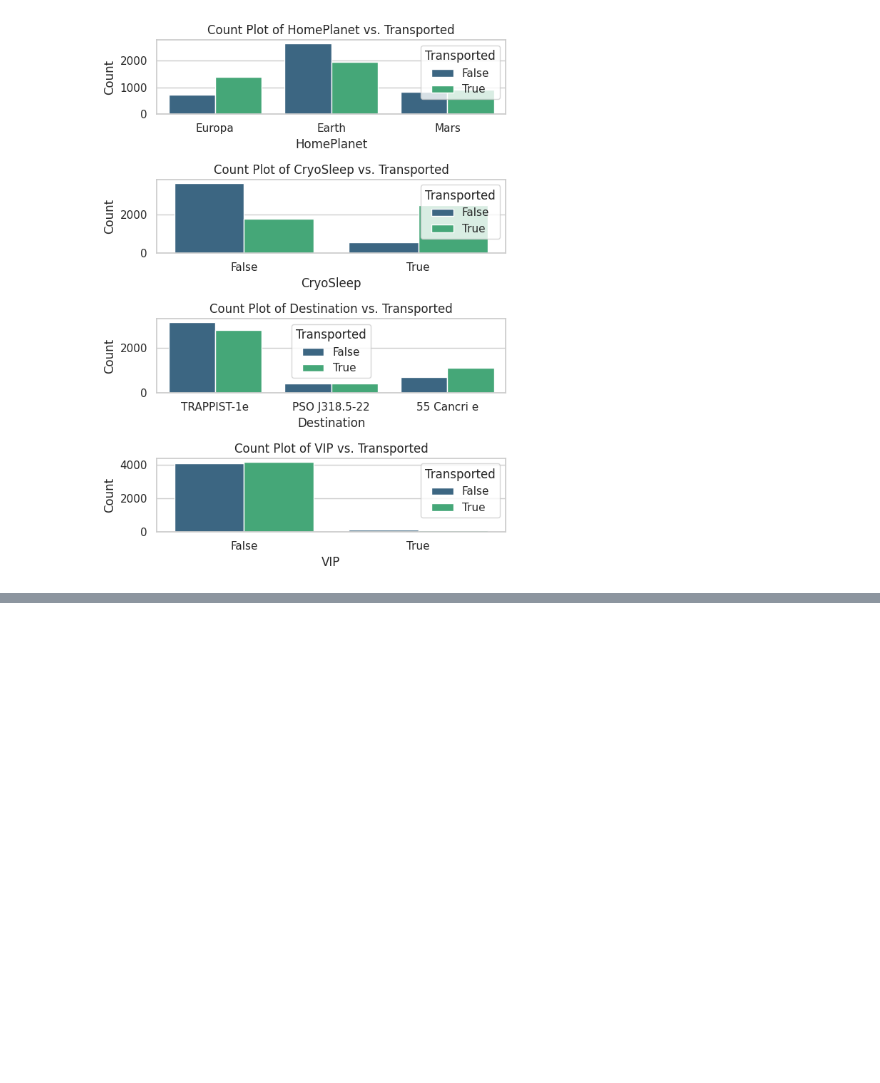
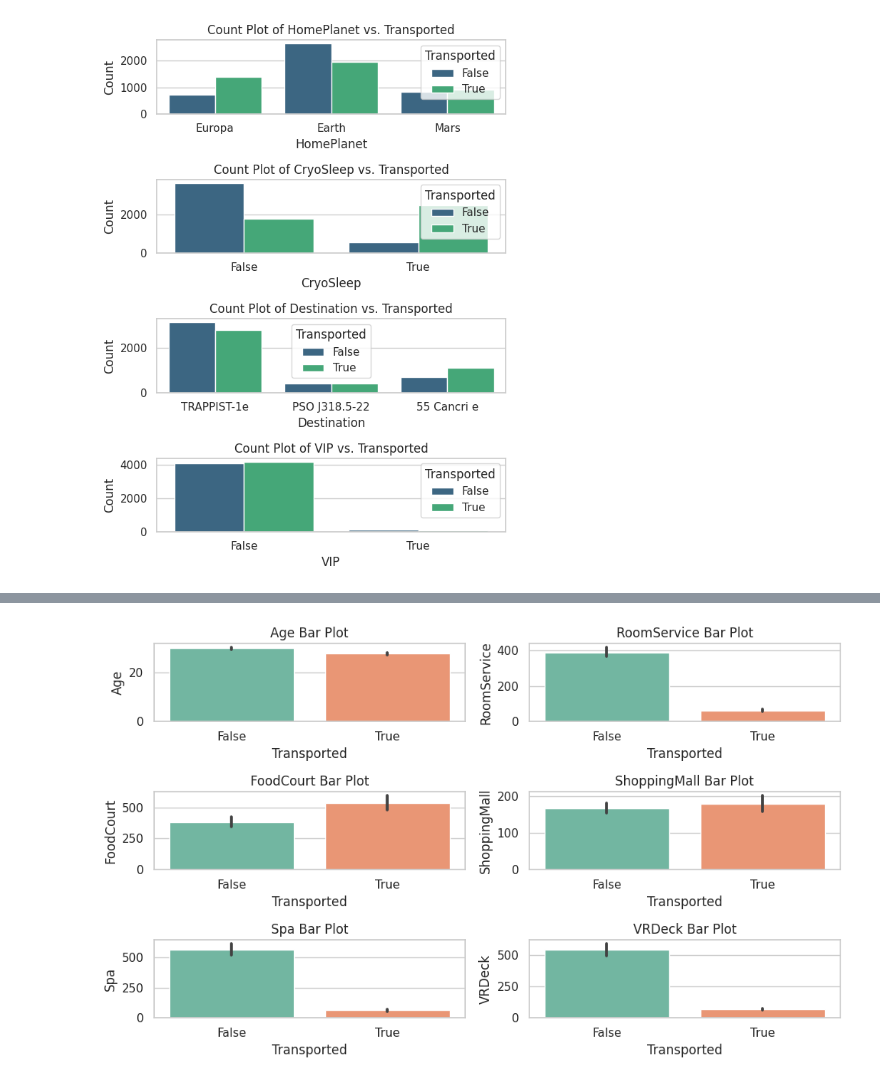
Before and after one commit to farhanarrafi/UNT-CSE-SpaceshipTitanic, a Jupyter notebook: Spaceship_Titanic_Latifi.ipynb, the cells around one changed output, grey strips where cells are left out. Cells and saved outputs as stored; diff of their text form; code cells hidden in the pictures; blank space fills up the shorter version.

```diff
--- a/Spaceship_Titanic_Latifi.ipynb
+++ b/Spaceship_Titanic_Latifi.ipynb
@@ -217,0 +218,22 @@ plt.show()
+# %%
+# Selecting numerical features
+numerical_features = df_train.select_dtypes(include=['float64', 'int64']).columns
+
+# Set the figure size
+plt.figure(figsize=(10, 6))
+
+# Iterate over numerical features and create bar plots
+for idx, column in enumerate(numerical_features, 1):
+    plt.subplot(3, 2, idx)
+
+    # Create a bar plot with seaborn
+    sns.barplot(x='Transported', y=column, data=df_train, palette="Set2")
+
+    # Add title and adjust layout
+    plt.title(f"{column} Bar Plot")
+    plt.tight_layout()
+
+# Show the plot
+plt.show()
+# %% [output]
+[figure, added]
```
Also changed, not shown: parts of 1 cell of this notebook.
